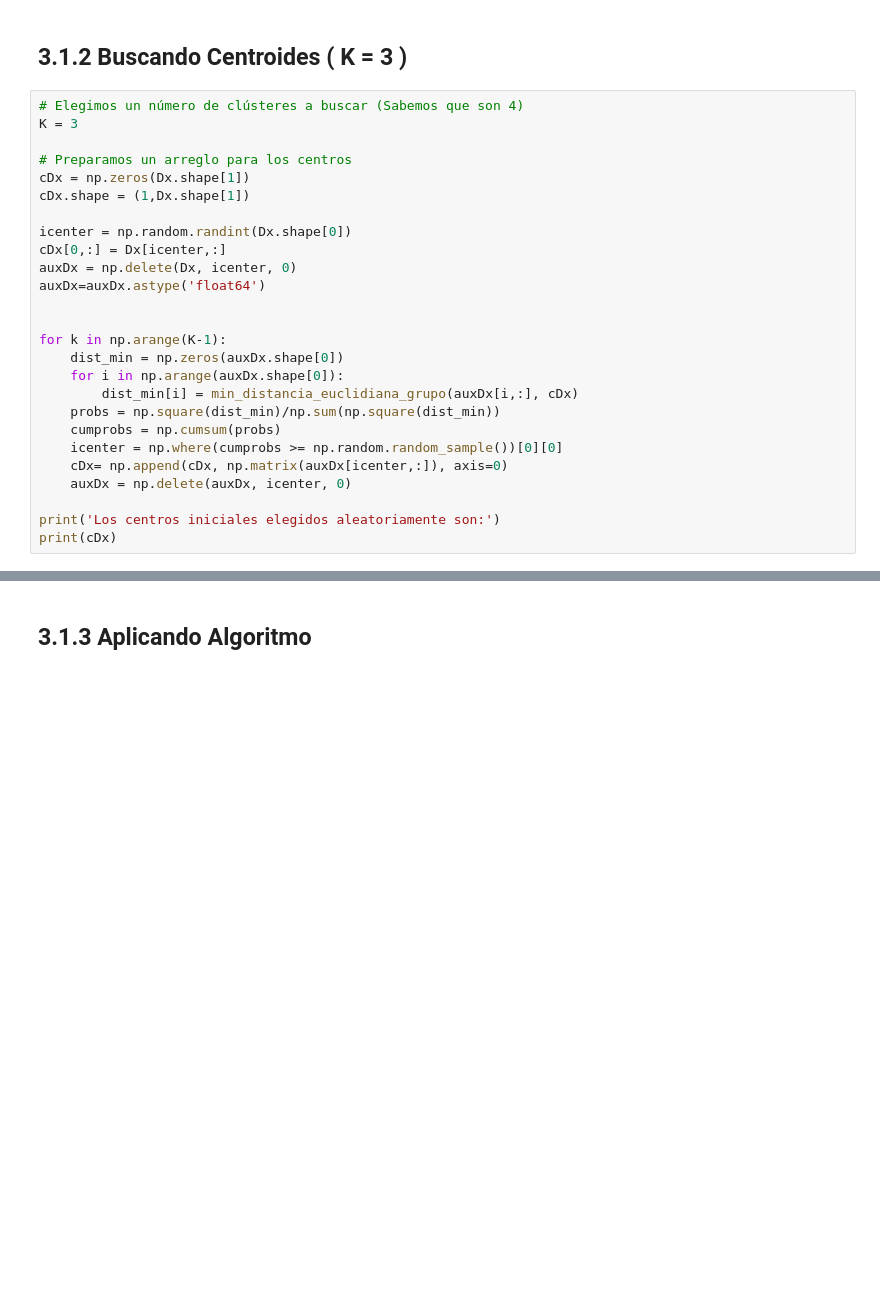
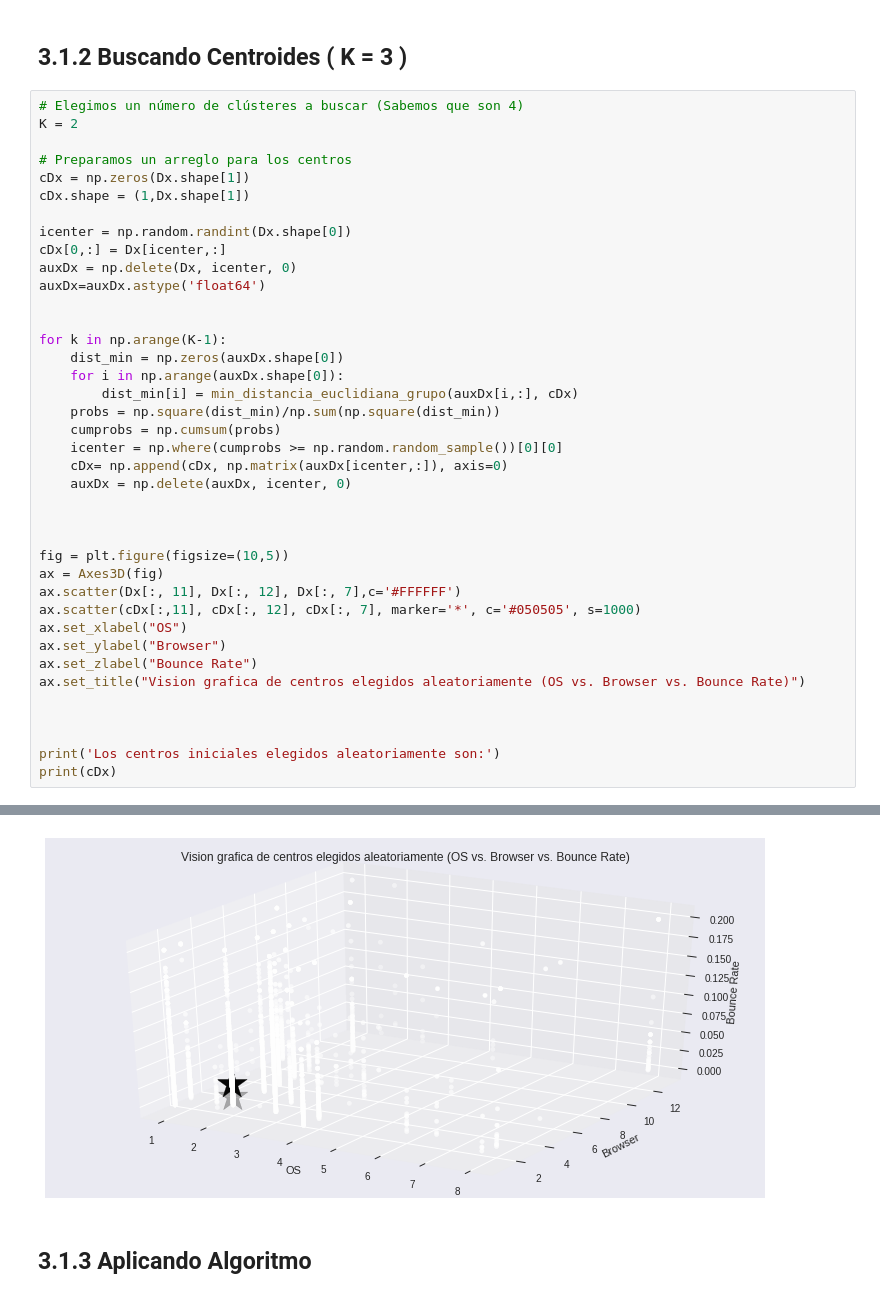
Before and after one commit to pachecoleonardo/metodosdeagrupamiento_nosupervisado, a Jupyter notebook: 01_particiones_kmeanspp.ipynb, the cells around one changed output, grey strips where cells are left out. Cells and saved outputs as stored; diff of their text form; blank space fills up the shorter version.

```diff
--- a/01_particiones_kmeanspp.ipynb
+++ b/01_particiones_kmeanspp.ipynb
@@ -353,7 +432,7 @@ Text(0, 0.5, 'Medida de R cuadrado')
 ## 3.1.2 Buscando Centroides ( K = 3 )
 # %%
 # Elegimos un número de clústeres a buscar (Sabemos que son 4)
-K = 3
+K = 2
 
 # Preparamos un arreglo para los centros
 cDx = np.zeros(Dx.shape[1])
@@ -375,6 +454,19 @@ for k in np.arange(K-1):
     cDx= np.append(cDx, np.matrix(auxDx[icenter,:]), axis=0)
     auxDx = np.delete(auxDx, icenter, 0)
 
+
+
+fig = plt.figure(figsize=(10,5))
+ax = Axes3D(fig)
+ax.scatter(Dx[:, 11], Dx[:, 12], Dx[:, 7],c='#FFFFFF')
+ax.scatter(cDx[:,11], cDx[:, 12], cDx[:, 7], marker='*', c='#050505', s=1000)
+ax.set_xlabel("OS")
+ax.set_ylabel("Browser")
+ax.set_zlabel("Bounce Rate")
+ax.set_title("Vision grafica de centros elegidos aleatoriamente (OS vs. Browser vs. Bounce Rate)")
+
+
+
 print('Los centros iniciales elegidos aleatoriamente son:')
 print(cDx)
 # %% [output]
@@ -395,5 +482,6 @@ Los centros iniciales elegidos aleatoriamente son:
   2.00000000e+00 1.00000000e+00 2.00000000e+00 2.00000000e+00
   0.00000000e+00 0.00000000e+00]]
+[figure, added]
 # %% [markdown]
 
 ## 3.1.3 Aplicando Algoritmo
```
Also changed, not shown: parts of 10 cells of this notebook.
